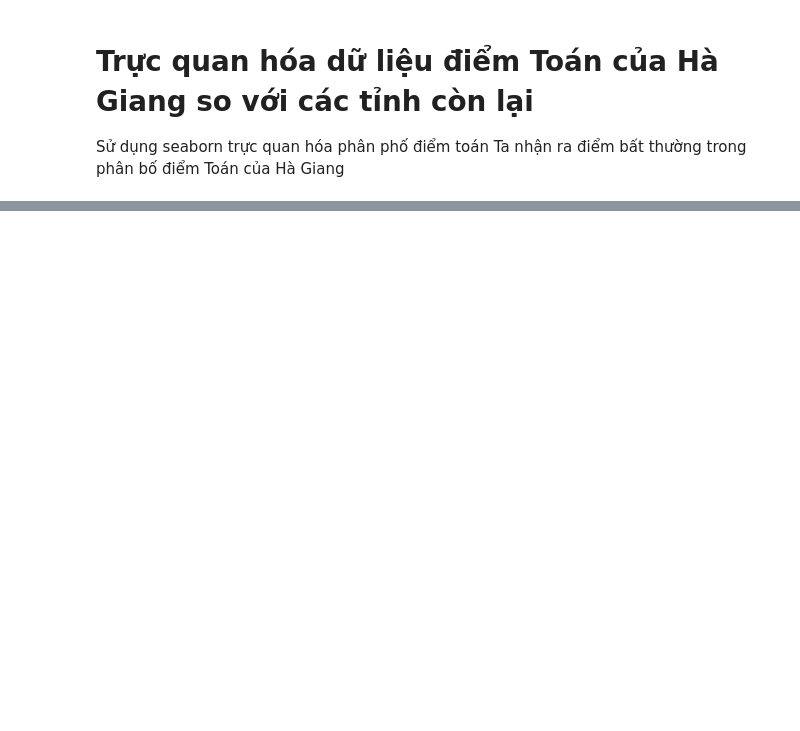
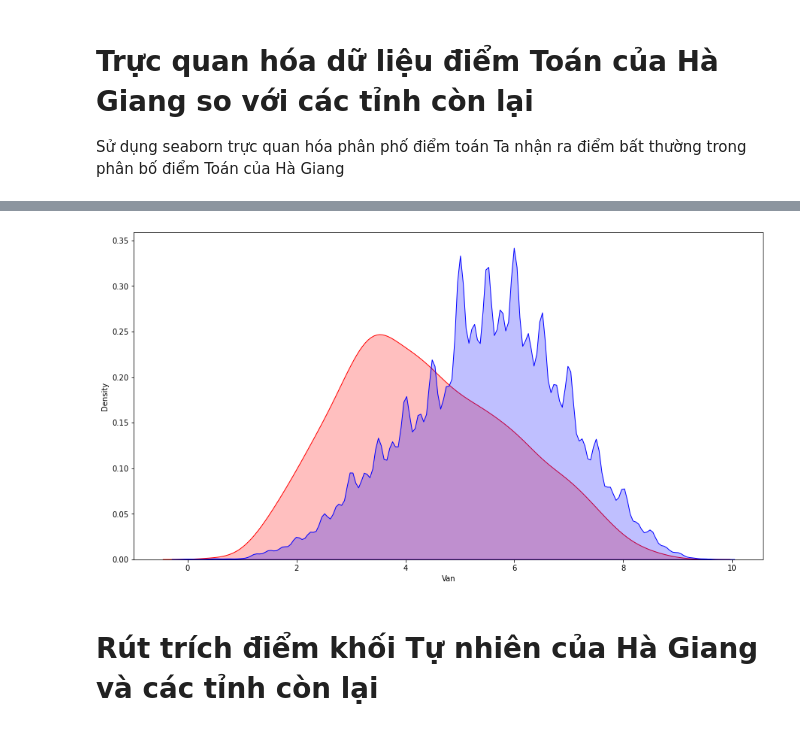
Before and after one commit to nhutnamhcmus/thpt-qg-2018, a Jupyter notebook: phan_tich_gian_lan_thi_cu.ipynb, the cells around one changed output, grey strips where cells are left out. Cells and saved outputs as stored; diff of their text form; code cells hidden in the pictures; blank space fills up the shorter version.

```diff
--- a/phan_tich_gian_lan_thi_cu.ipynb
+++ b/phan_tich_gian_lan_thi_cu.ipynb
@@ -187,0 +216,9 @@ plt.show()
+# %%
+plt.figure(figsize=(15,8))
+fig = sns.kdeplot(literature_df_ha_giang, shade=True, color="r")
+fig = sns.kdeplot(literature_df_cac_tinh_con_lai, shade=True, color="b")
+plt.show()
+# %% [output]
+[figure, added]
+# %% [markdown]
+# Rút trích điểm khối Tự nhiên của Hà Giang và các tỉnh còn lại
```
Also changed, not shown: parts of 41 cells of this notebook.
